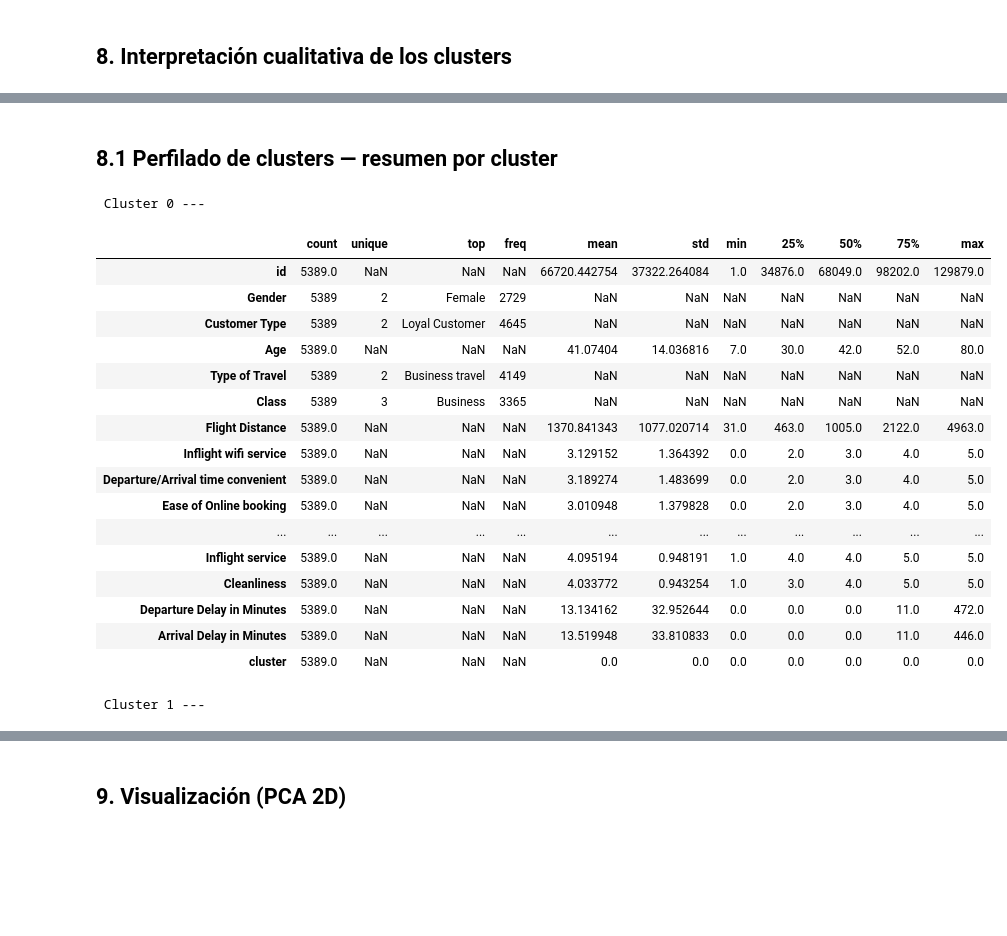
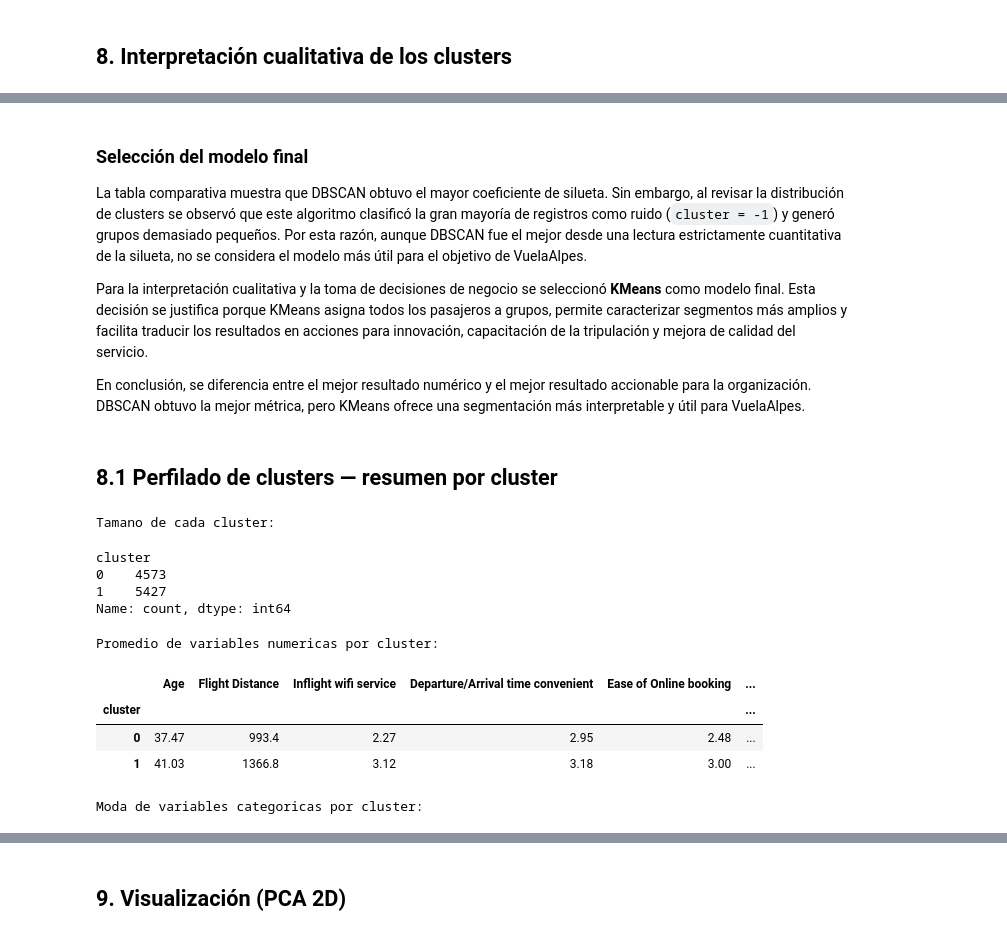
Before and after one commit to Maldinho18/MaterialDeClase-ISIS-2611, a Jupyter notebook: Laboratorios/L4 Tarea de agrupacion/SebastianMaldonado - JuanRoncancio.ipynb, the cells around one changed output, grey strips where cells are left out. Drawn from its saved outputs; the diff is of its cells as text; code cells hidden in the pictures; blank space fills up the shorter version.

```diff
--- a/Laboratorios/L4 Tarea de agrupacion/SebastianMaldonado - JuanRoncancio.ipynb
+++ b/Laboratorios/L4 Tarea de agrupacion/SebastianMaldonado - JuanRoncancio.ipynb
@@ -54,10 +75,11 @@ dtype: int64
 - Escalar variables numéricas con StandardScaler.
 # %%
 df_clean = df.copy()
+df_clean = df_clean.drop_duplicates().reset_index(drop=True)
 num_cols = df_clean.select_dtypes(include=['float64', 'int64']).columns.to_list()
-cat_cols = df_clean.select_dtypes(include=['object', 'category']).columns.to_list()
+cat_cols = df_clean.select_dtypes(include=['object', 'category', 'bool']).columns.to_list()
 
-drop_cols = []
+drop_cols = ['id']
 df_clean.drop(columns=drop_cols, inplace=True, errors='ignore')
 
 num_cols = [c for c in num_cols if c not in drop_cols]
@@ -125,9 +155,11 @@ k_range = range(2, 7)
 best_k = None
 best_score = -1
 results_kmeans = []
+
 for k in k_range:
     km = KMeans(n_clusters=k, random_state=42, n_init=10)
-    score = silhouette_scorer(km, X_full)
+    labels_k =km.fit_predict(X_full)
+    score = silhouette_safe(X_full, labels_k)
     results_kmeans.append({'k':k, 'silhouette':score})
     if score>best_score:
         best_score = score
@@ -191,19 +264,16 @@ pd.DataFrame(best_rows)
 # %% [markdown]
 ## 8. Interpretación cualitativa de los clusters
 # %%
-best_alg = max(best_rows, key=lambda r: r['silhouette'])
-best_alg
+modelo_final_nombre = "KMeans"
+modelo_final = KMeans(n_clusters=best_k, random_state=42, n_init=10)
 
-if best_alg['alg'] == 'KMeans':
-    model = KMeans(n_clusters=best_k, random_state=42, n_init=10)
-elif best_alg['alg'] == 'Agglomerative':
-    model = AgglomerativeClustering(n_clusters=best_agg)
-else:
-    model = DBSCAN(eps=best_db['eps'], min_samples=best_db['min_samples'])
+labels = modelo_final.fit_predict(X_full)
 
-labels = model.fit_predict(X_full)
 df_result = df_clean.copy()
 df_result['cluster'] = labels
 df_result['cluster'] = df_result['cluster'].astype(int)
-df_result.groupby('cluster').size()
+
+print("Modelo final seleccionado para interpretación:", modelo_final_nombre)
+print("Número de clusters:", best_k)
+display(df_result['cluster'].value_counts().sort_index())
 # %% [output]
@@ -214,26 +286,36 @@ dtype: int64
+# %% [markdown]
+### Selección del modelo final
+
+La tabla comparativa muestra que DBSCAN obtuvo el mayor coeficiente de silueta. Sin embargo, al revisar la distribución de clusters se observó que este algoritmo clasificó la gran mayoría de registros como ruido (`cluster = -1`) y generó grupos demasiado pequeños. Por esta razón, aunque DBSCAN fue el mejor desde una lectura estrictamente cuantitativa de la silueta, no se considera el modelo más útil para el objetivo de VuelaAlpes.
+
+Para la interpretación cualitativa y la toma de decisiones de negocio se seleccionó **KMeans** como modelo final. Esta decisión se justifica porque KMeans asigna todos los pasajeros a grupos, permite caracterizar segmentos más amplios y facilita traducir los resultados en acciones para innovación, capacitación de la tripulación y mejora de calidad del servicio.
+
+En conclusión, se diferencia entre el mejor resultado numérico y el mejor resultado accionable para la organización. DBSCAN obtuvo la mejor métrica, pero KMeans ofrece una segmentación más interpretable y útil para VuelaAlpes.
 # %% [markdown]
 ## 8.1 Perfilado de clusters — resumen por cluster
 # %%
-for c in sorted(df_result['cluster'].unique()):
-    print('\n Cluster', c, '---')
-    display(df_result[df_result['cluster']==c].describe(include='all').T)
+print("Tamano de cada cluster:")
+display(df_result['cluster'].value_counts().sort_index())
+
+if len(num_cols) > 0:
+    print("\nPromedio de variables numericas por cluster:")
+    display(df_result.groupby('cluster')[num_cols].mean().round(2))
+
+if len(cat_cols) > 0:
+    print("\nModa de variables categoricas por cluster:")
+    perfil_cat = df_result.groupby('cluster')[cat_cols].agg(
+        lambda s: s.mode().iloc[0] if not s.mode().empty else np.nan
+    )
+    display(perfil_cat)
 # %% [output]
- Cluster 0 ---
+Tamano de cada cluster:
+cluster
+0    4573
+1    5427
+Name: count, dtype: int64
+Promedio de variables numericas por cluster:
-|  | count | unique | top | freq | mean | std | min | 25% | 50% | 75% | max |
-| id | 5389.0 | NaN | NaN | NaN | 66720.442754 | 37322.264084 | 1.0 | 34876.0 | 68049.0 | 98202.0 | 129879.0 |
-| Gender | 5389 | 2 | Female | 2729 | NaN | NaN | NaN | NaN | NaN | NaN | NaN |
-| Customer Type | 5389 | 2 | Loyal Customer | 4645 | NaN | NaN | NaN | NaN | NaN | NaN | NaN |
-| Age | 5389.0 | NaN | NaN | NaN | 41.07404 | 14.036816 | 7.0 | 30.0 | 42.0 | 52.0 | 80.0 |
-| Type of Travel | 5389 | 2 | Business travel | 4149 | NaN | NaN | NaN | NaN | NaN | NaN | NaN |
-| Class | 5389 | 3 | Business | 3365 | NaN | NaN | NaN | NaN | NaN | NaN | NaN |
-| Flight Distance | 5389.0 | NaN | NaN | NaN | 1370.841343 | 1077.020714 | 31.0 | 463.0 | 1005.0 | 2122.0 | 4963.0 |
-| Inflight wifi service | 5389.0 | NaN | NaN | NaN | 3.129152 | 1.364392 | 0.0 | 2.0 | 3.0 | 4.0 | 5.0 |
-| Departure/Arrival time convenient | 5389.0 | NaN | NaN | NaN | 3.189274 | 1.483699 | 0.0 | 2.0 | 3.0 | 4.0 | 5.0 |
-| Ease of Online booking | 5389.0 | NaN | NaN | NaN | 3.010948 | 1.379828 | 0.0 | 2.0 | 3.0 | 4.0 | 5.0 |
-| ... | ... | ... | ... | ... | ... | ... | ... | ... | ... | ... | ... |
-| Inflight service | 5389.0 | NaN | NaN | NaN | 4.095194 | 0.948191 | 1.0 | 4.0 | 4.0 | 5.0 | 5.0 |
-| Cleanliness | 5389.0 | NaN | NaN | NaN | 4.033772 | 0.943254 | 1.0 | 3.0 | 4.0 | 5.0 | 5.0 |
-| Departure Delay in Minutes | 5389.0 | NaN | NaN | NaN | 13.134162 | 32.952644 | 0.0 | 0.0 | 0.0 | 11.0 | 472.0 |
-| Arrival Delay in Minutes | 5389.0 | NaN | NaN | NaN | 13.519948 | 33.810833 | 0.0 | 0.0 | 0.0 | 11.0 | 446.0 |
-| cluster | 5389.0 | NaN | NaN | NaN | 0.0 | 0.0 | 0.0 | 0.0 | 0.0 | 0.0 | 0.0 |
+|  | Age | Flight Distance | Inflight wifi service | Departure/Arrival time convenient | Ease of Online booking | ... |
+| cluster |  |  |  |  |  | ... |
+| 0 | 37.47 | 993.4 | 2.27 | 2.95 | 2.48 | ... |
+| 1 | 41.03 | 1366.8 | 3.12 | 3.18 | 3.00 | ... |
- Cluster 1 ---
+Moda de variables categoricas por cluster:
```
Also changed, not shown: parts of 21 cells of this notebook, 2 other files.
